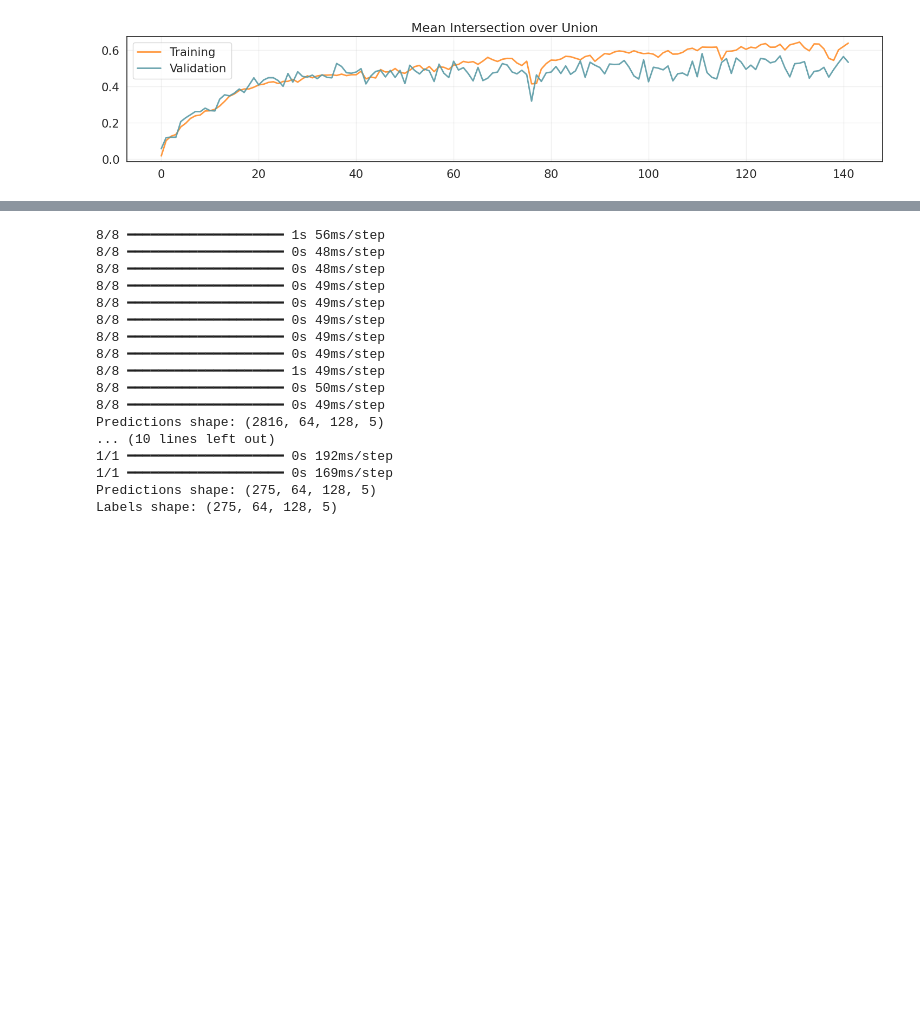
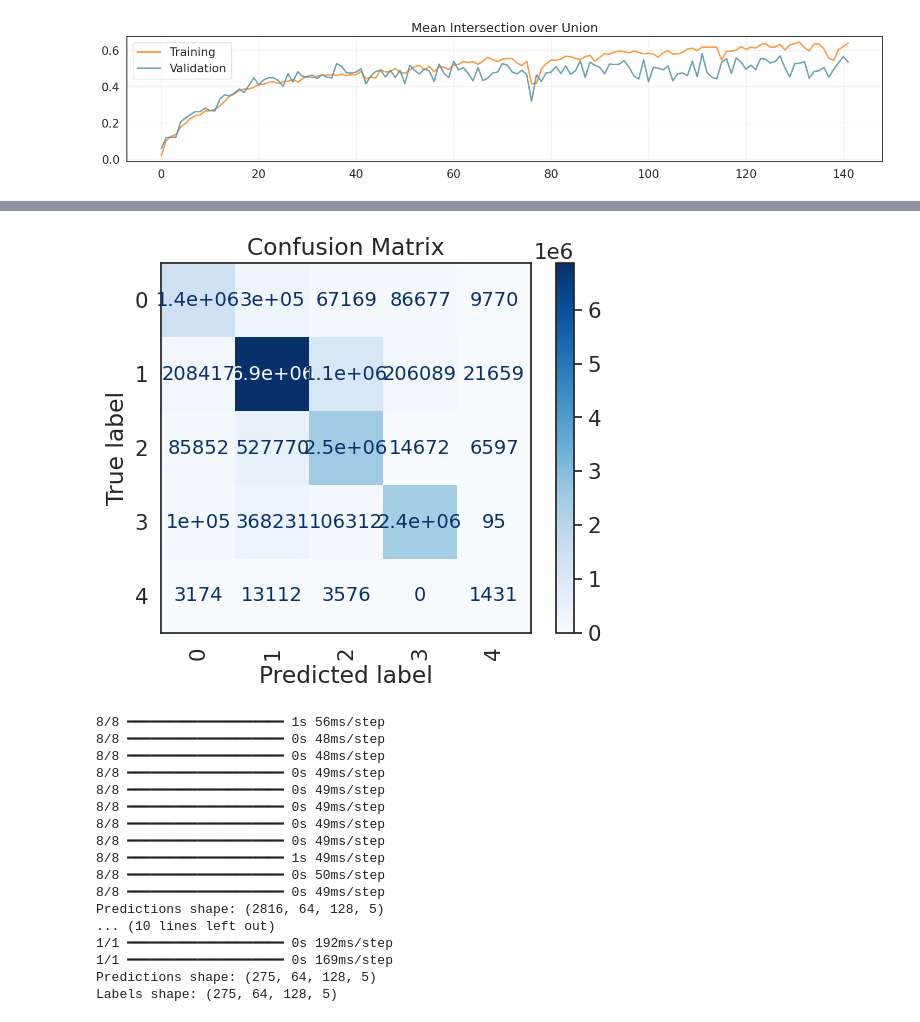
Before and after one commit to alessandrom10/MartianClassifier, a Jupyter notebook: Matteo/Transformer post processing.ipynb, the cells around one changed output, grey strips where cells are left out. Cells and saved outputs as stored; diff of their text form; code cells hidden in the pictures; blank space fills up the shorter version.

Commit message:
plot transformer

```diff
--- a/Matteo/Transformer post processing.ipynb
+++ b/Matteo/Transformer post processing.ipynb
@@ -941,3 +941,40 @@ plt.show()
 # %% [output]
 [figure]
 [figure]
+# %%
+import matplotlib.pyplot as plt
+import numpy as np
+from sklearn.metrics import confusion_matrix, ConfusionMatrixDisplay
+
+def plot_confusion_matrix(model, test_data, class_names):
+    """
+    Plots the confusion matrix for the given model and test data.
+
+    Args:
+        model: Trained Keras model.
+        test_data: A `tf.data.Dataset` or similar iterable with (inputs, labels).
+        class_names: List of class names corresponding to the labels.
+    """
+    # Get ground-truth labels and model predictions
+    y_true = []
+    y_pred = []
+
+    for inputs, labels in test_data:
+        predictions = model.predict(inputs)
+        y_true.extend(np.argmax(labels.numpy(), axis=-1))
+        y_pred.extend(np.argmax(predictions, axis=-1))
+
+    y_true = np.array(y_true).flatten()
+    y_pred = np.array(y_pred).flatten()
+
+    # Compute the confusion matrix
+    cm = confusion_matrix(y_true, y_pred)
+
+    # Plot the confusion matrix
+    disp = ConfusionMatrixDisplay(confusion_matrix=cm, display_labels=class_names)
+    disp.plot(cmap=plt.cm.Blues, xticks_rotation='vertical')
+    plt.title("Confusion Matrix")
+    plt.show()
+
+plot_confusion_matrix(model, val_dataset, [0,1,2,3,4])
+# %% [output]
@@ -944,3 +998,4 @@ plt.show()
+[figure, added]
 # %%
 import tensorflow as tf
 from tensorflow.keras import layers, Model
```
Also changed, not shown: parts of 1 cell of this notebook.
